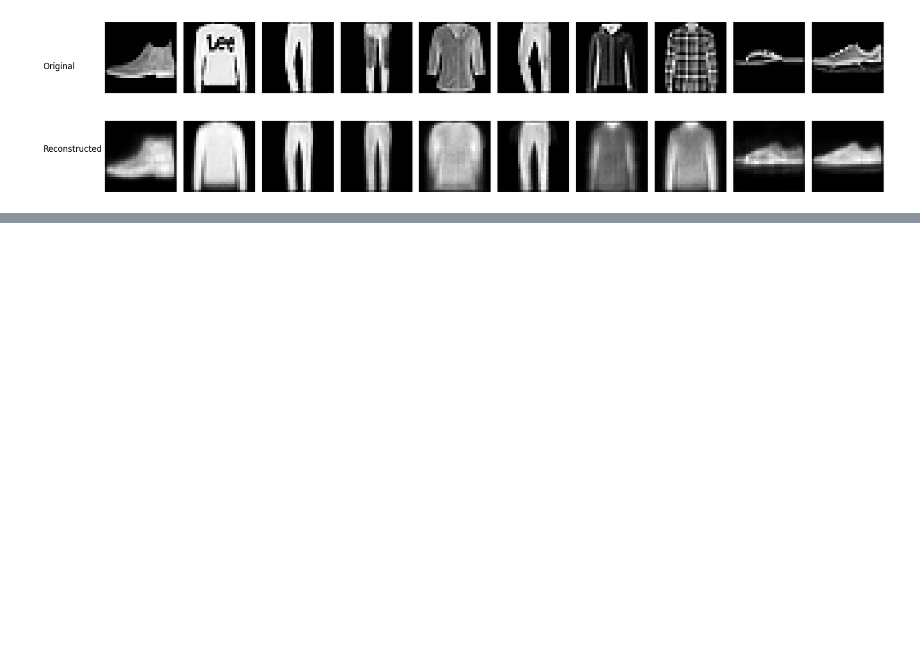
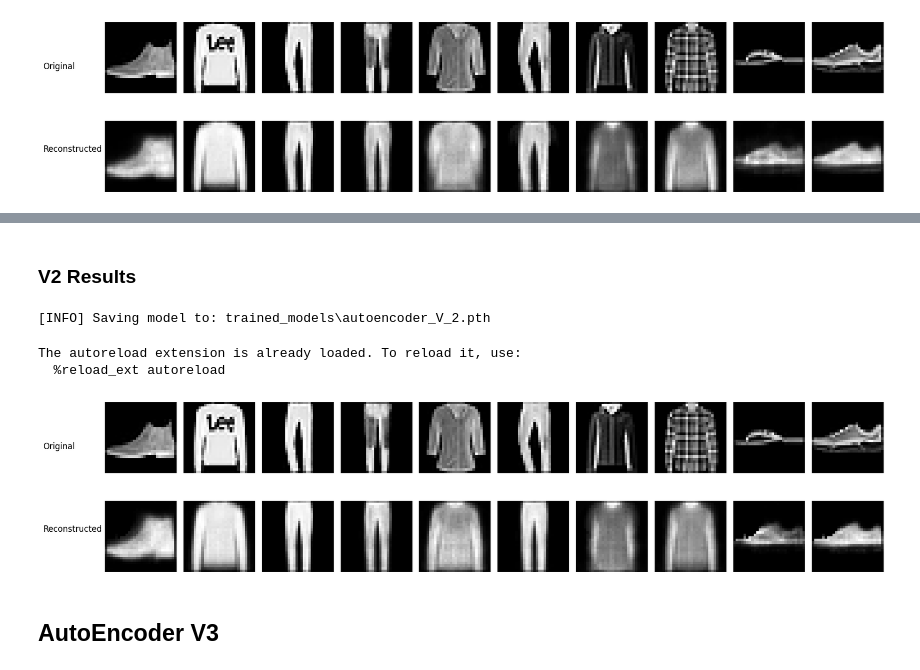
Before and after one commit to Korn64bit/Modular_AutoEncoder, a Jupyter notebook: modular_AE/module/train_notebook.ipynb, the cells around one changed output, grey strips where cells are left out. Saved outputs shown, nothing was run; the diff lists cells and outputs as text; code cells hidden in the pictures; blank space fills up the shorter version.

```diff
--- a/modular_AE/module/train_notebook.ipynb
+++ b/modular_AE/module/train_notebook.ipynb
@@ -120,0 +123,29 @@ The autoreload extension is already loaded. To reload it, use:
+# %%
+%load_ext autoreload
+%autoreload 2
+
+import os
+import torch
+from torch import nn
+import utils, engine, autoencoder_model
+
+NUM_EPOCHS = 30
+LEARNING_RATE = 0.0001
+WEIGHT_DECAY = 0.00001
+SEED = 42
+device = 'cuda' if torch.cuda.is_available() else 'cpu'
+torch.manual_seed(SEED)
+if torch.cuda.is_available():
+    torch.cuda.manual_seed_all(SEED)
+
+autoencoder_V_2 = autoencoder_model.AutoEncoder_V_2().to(device)
+loss_fn = nn.MSELoss()
+optimizer = torch.optim.Adam(autoencoder_V_2.parameters(), lr=LEARNING_RATE, weight_decay=WEIGHT_DECAY)
+
+engine.train(model=autoencoder_V_2,
+             train_dataloader=train_dataloader,
+             test_dataloader=test_dataloader,
+             loss_fn=loss_fn,
+             optimizer=optimizer,
+             epochs=NUM_EPOCHS,
+             device=device)
@@ -120,0 +189,22 @@ The autoreload extension is already loaded. To reload it, use:
+# %% [markdown]
+### V2 Results
+# %%
+import utils
+utils.save_model(model=autoencoder_V_2,
+                 target_dir='trained_models',
+                 model_name='autoencoder_V_2.pth')
+# %% [output]
+[INFO] Saving model to: trained_models\autoencoder_V_2.pth
+# %%
+%load_ext autoreload
+%reload_ext autoreload
+%autoreload 2
+
+from plot_image import plot_reconstructed_images
+plot_reconstructed_images(model=autoencoder_V_2, dataloader=test_dataloader, device=device, num_images_to_plot=10)
+# %% [output]
+The autoreload extension is already loaded. To reload it, use:
+  %reload_ext autoreload
+[figure, added]
+# %% [markdown]
+## AutoEncoder V3
```
Also changed, not shown: parts of 6 cells of this notebook.
